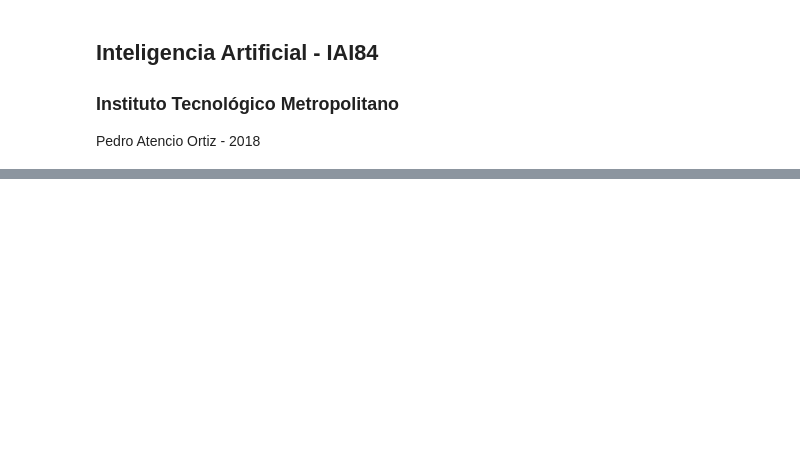
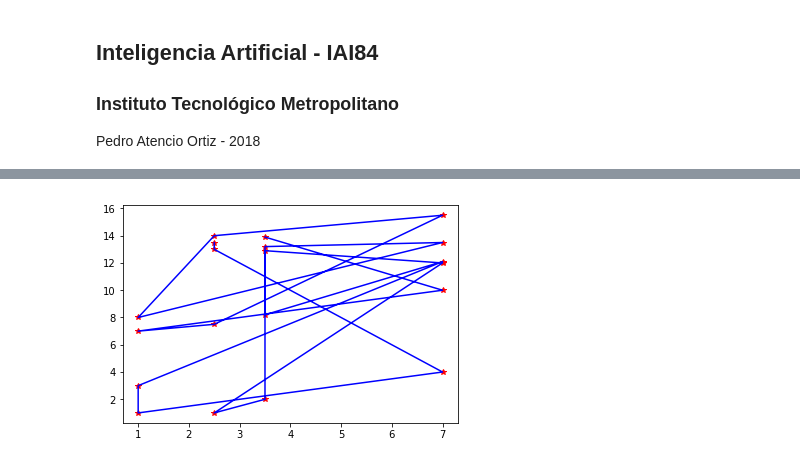
Before and after one commit to Nelsonog/Taller-2-IA, a Jupyter notebook: Punto1.ipynb, the cells around one changed output, grey strips where cells are left out. Saved outputs shown, nothing was run; the diff lists cells and outputs as text; code cells hidden in the pictures; blank space fills up the shorter version.

```diff
--- a/Punto1.ipynb
+++ b/Punto1.ipynb
@@ -319,0 +289,66 @@ plt.show()
+# %%
+#inicializacion de parametros
+
+ni = 5000 #number of iterations
+nc = 10 #number of individuals
+ng = 20 #number of genes == cities
+
+pc = 0.9
+pm = 0.5
+
+#plot variable
+plot_max_fa = np.zeros([ni])
+#print (plot_max_fa)
+
+
+
+
+#funcion de aptitud
+'''
+Program: Genetic Algorithm integer cromosome evaluation function
+         for travel salesman problem.
+Author: Pedro Atencio
+Copyright 2017
+'''
+import numpy as np
+
+def funcion_aptitud(c):
+    x=np.array([1, 1, 1, 1, 2.5, 2.5, 2.5, 2.5, 2.5, 3.5, 3.5, 3.5, 3.5, 3.5, 7, 7, 7, 7, 7, 7]) #cities x coordinate
+    y=np.array([1, 3, 7, 8, 14, 13.5, 13, 7.5, 1, 2, 8.2, 12.9, 13.2, 13.9, 15.5, 13.5, 12.1, 12, 10, 4]) #cities y coordinate
+
+    #close loop between cities
+    c = np.append(c,c[0])
+
+    dist_sum = 0 #sum of distances of path
+
+    for i in range(len(x)):
+        #cities index
+        tx1 = x[c[i]]
+        tx2 = x[c[i+1]]
+        ty1 = y[c[i]]
+        ty2 = y[c[i+1]]
+
+        #linear distance between 2 adyacent cities
+        dist_sum += np.sqrt( (tx1-tx2)**2 + (ty1-ty2)**2 )
+    return (1.0/dist_sum)
+
+
+#inicializa poblacion y calcula aptitud
+
+fa = np.zeros([nc], dtype=np.float)
+p = np.zeros([nc, ng], dtype=np.int)
+#population initialization and aptitude function calculated
+for i in range(nc):
+    p[i, :] = np.random.permutation(ng)
+    fa[i] = funcion_aptitud(p[i])
+
+
+'''
+plot solution
+'''
+best_path = p[np.argmax(fa)]
+plt.plot(x, y, 'r*')#paths
+plt.plot(x[best_path], y[best_path], 'b')#paths
+plt.show()
+# %% [output]
+[figure, added]
```
Also changed, not shown: parts of 46 cells of this notebook, 17 other files.
